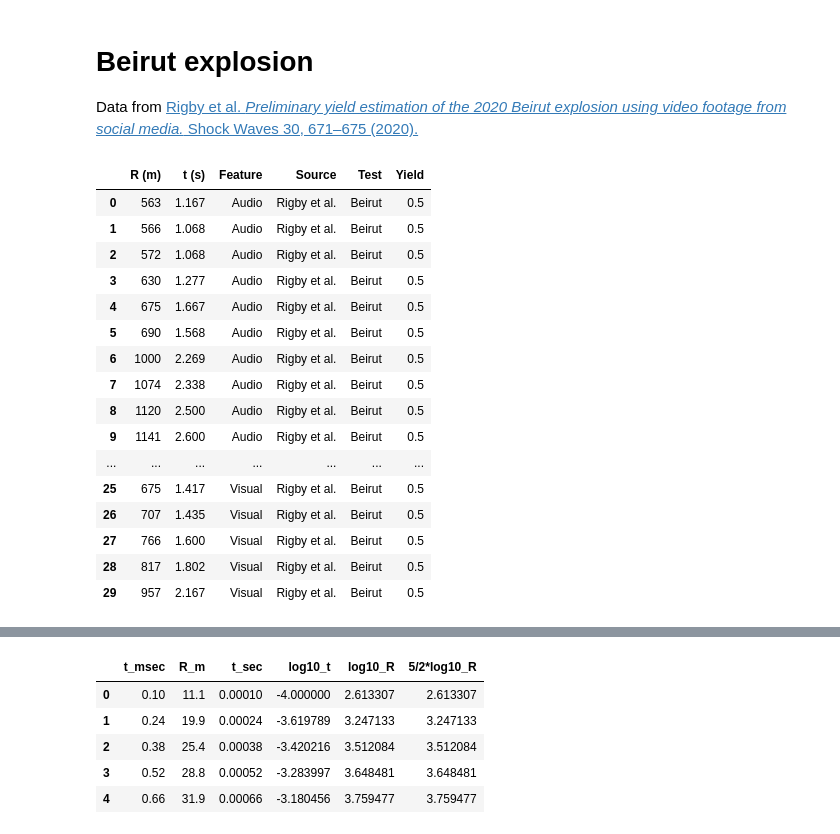
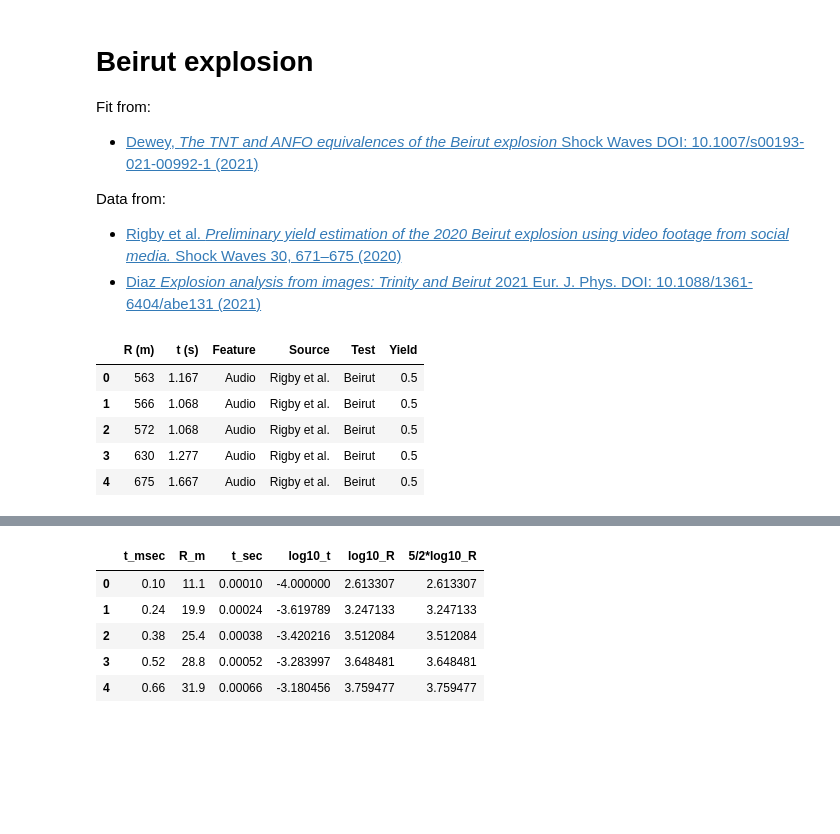
Before and after one commit to jsdiazpo/Physics-Digressions, a Jupyter notebook: Beirut-Explosion-JDewey.ipynb, the cells around one changed output, grey strips where cells are left out. Saved outputs shown, nothing was run; the diff lists cells and outputs as text; code cells hidden in the pictures; blank space fills up the shorter version.

```diff
--- a/Beirut-Explosion-JDewey.ipynb
+++ b/Beirut-Explosion-JDewey.ipynb
@@ -12,7 +12,12 @@ plt.rcParams['axes.titlesize'] = 18
 # %% [markdown]
 # Beirut explosion
 
-Data from [Rigby et al. *Preliminary yield estimation of the 2020 Beirut explosion using video footage from social media.* Shock Waves 30, 671–675 (2020).](https://link.springer.com/article/10.1007%2Fs00193-020-00970-z)
+Fit from:
+ * [Dewey, *The TNT and ANFO equivalences of the Beirut explosion* Shock Waves DOI: 10.1007/s00193-021-00992-1 (2021)](https://link.springer.com/article/10.1007%2Fs00193-021-00992-1)
+
+Data from:
+ * [Rigby et al. *Preliminary yield estimation of the 2020 Beirut explosion using video footage from social media.* Shock Waves 30, 671–675 (2020)](https://link.springer.com/article/10.1007%2Fs00193-020-00970-z)
+ * [Diaz *Explosion analysis from images: Trinity and Beirut* 2021 Eur. J. Phys. DOI: 10.1088/1361-6404/abe131 (2021)](https://iopscience.iop.org/article/10.1088/1361-6404/abe131)
 # %%
 tnt2j = 4.294  # 4.294 MJ/kg
 kg2j = tnt2j*1e6
@@ -28,37 +33,23 @@ data_source = ['Diaz', 'Rigby et al.']
 df_beirut = pd.DataFrame()
 dfs = []
 for name in data_source:
-    df_tmp = pd.read_excel('data/Beirut.xlsx', sheet_name=name, usecols='A:D')
+    df_tmp = pd.read_excel('data/Beirut_Explosion.xlsx', sheet_name=name, usecols='A:D')
     e0 = df_tmp['Yield (kt)'][0]*kt2j
     df_tmp['Source']   = [name]*len(df_tmp)
     df_tmp['Test']     = ['Beirut']*len(df_tmp)
     df_tmp['Yield']    = [df_tmp['Yield (kt)'][0]]*len(df_tmp)
     del df_tmp['Yield (kt)']
-#     R0 = (e0 / P0)**(1/3)
-#     df_tmp['x_scaled'] = df_tmp['t (s)'].apply(lambda x: np.log10(x*a0/R0))
-#     df_tmp['y_scaled'] = df_tmp['R (m)'].apply(lambda x: np.log10(x/R0))
     df_beirut = pd.concat([df_beirut, df_tmp], axis=0, ignore_index=True)
     dfs.append(df_tmp)
 # %%
-dfs[1]
+dfs[1].head()
 # %% [output]
 |  | R (m) | t (s) | Feature | Source | Test | Yield |
 | 0 | 563 | 1.167 | Audio | Rigby et al. | Beirut | 0.5 |
 | 1 | 566 | 1.068 | Audio | Rigby et al. | Beirut | 0.5 |
 | 2 | 572 | 1.068 | Audio | Rigby et al. | Beirut | 0.5 |
 | 3 | 630 | 1.277 | Audio | Rigby et al. | Beirut | 0.5 |
 | 4 | 675 | 1.667 | Audio | Rigby et al. | Beirut | 0.5 |
-| 5 | 690 | 1.568 | Audio | Rigby et al. | Beirut | 0.5 |
-| 6 | 1000 | 2.269 | Audio | Rigby et al. | Beirut | 0.5 |
-| 7 | 1074 | 2.338 | Audio | Rigby et al. | Beirut | 0.5 |
-| 8 | 1120 | 2.500 | Audio | Rigby et al. | Beirut | 0.5 |
-| 9 | 1141 | 2.600 | Audio | Rigby et al. | Beirut | 0.5 |
-| ... | ... | ... | ... | ... | ... | ... |
-| 25 | 675 | 1.417 | Visual | Rigby et al. | Beirut | 0.5 |
-| 26 | 707 | 1.435 | Visual | Rigby et al. | Beirut | 0.5 |
-| 27 | 766 | 1.600 | Visual | Rigby et al. | Beirut | 0.5 |
-| 28 | 817 | 1.802 | Visual | Rigby et al. | Beirut | 0.5 |
-| 29 | 957 | 2.167 | Visual | Rigby et al. | Beirut | 0.5 |
 # %%
 # R vs t from Dewey Eq (1)
 def R_T(t):
```
Also changed, not shown: parts of 3 cells of this notebook.
